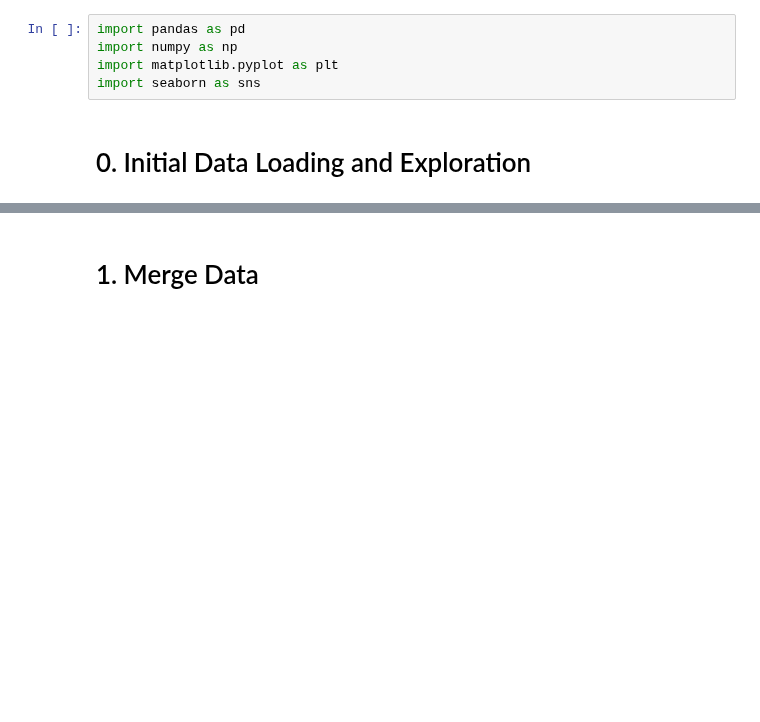
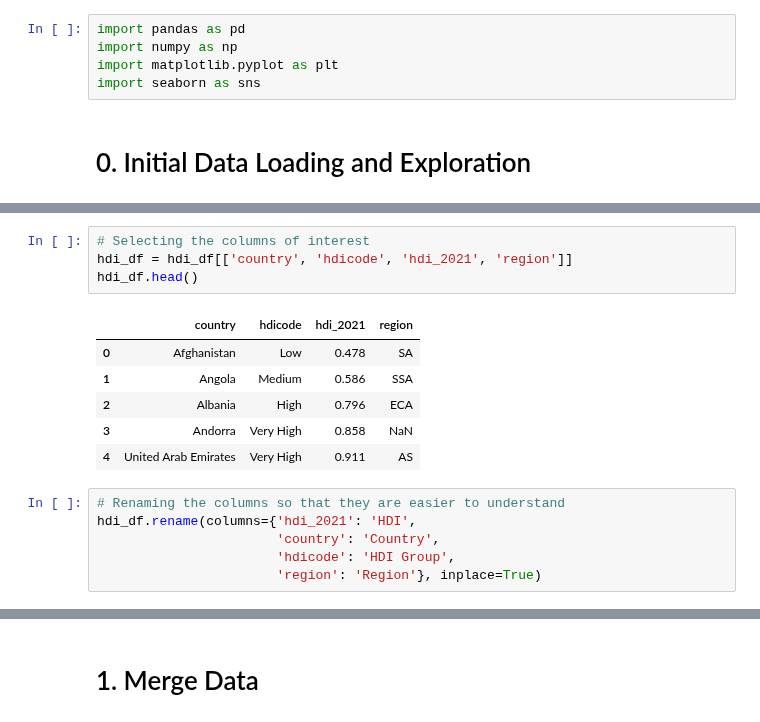
Before and after one commit to jakthehut/HDI-IQ-Analysis, a Jupyter notebook: hdi_iq_analysis.ipynb, the cells around one changed output, grey strips where cells are left out. Drawn from its saved outputs; the diff is of its cells as text; blank space fills up the shorter version.

```diff
--- a/hdi_iq_analysis.ipynb
+++ b/hdi_iq_analysis.ipynb
@@ -16,0 +40,17 @@ hdi_df.sample(3)
+# %%
+# Selecting the columns of interest
+hdi_df = hdi_df[['country', 'hdicode', 'hdi_2021', 'region']]
+hdi_df.head()
+# %% [output]
+|  | country | hdicode | hdi_2021 | region |
+| 0 | Afghanistan | Low | 0.478 | SA |
+| 1 | Angola | Medium | 0.586 | SSA |
+| 2 | Albania | High | 0.796 | ECA |
+| 3 | Andorra | Very High | 0.858 | NaN |
+| 4 | United Arab Emirates | Very High | 0.911 | AS |
+# %%
+# Renaming the columns so that they are easier to understand
+hdi_df.rename(columns={'hdi_2021': 'HDI',
+                       'country': 'Country',
+                       'hdicode': 'HDI Group',
+                       'region': 'Region'}, inplace=True)
```
Also changed, not shown: parts of 12 cells of this notebook, 1 other file.
